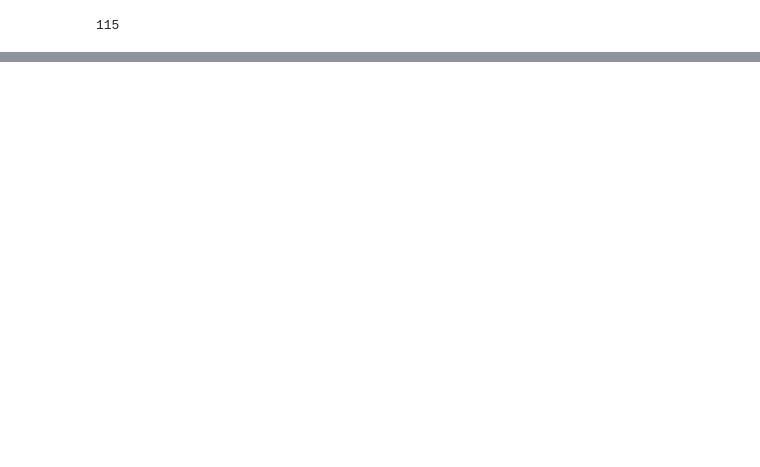
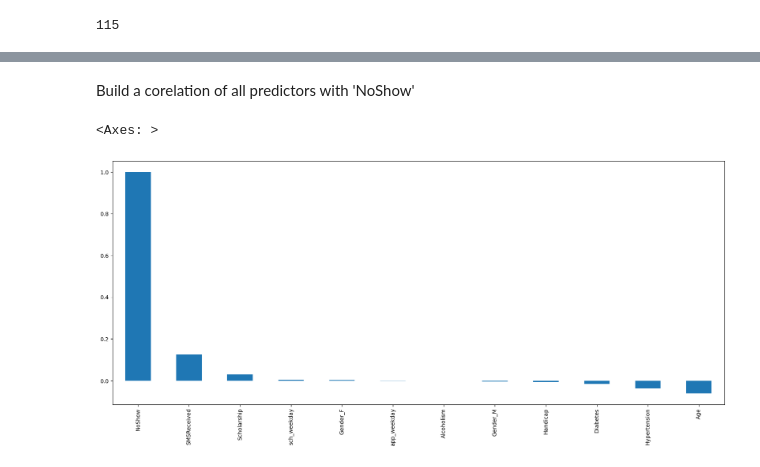
Before and after one commit to antonionunnally/Python, a Jupyter notebook: EDAforHealthcare/Medical_Appointments_Data.ipynb, the cells around one changed output, grey strips where cells are left out. Saved outputs shown, nothing was run; the diff lists cells and outputs as text; code cells hidden in the pictures; blank space fills up the shorter version.

```diff
--- a/EDAforHealthcare/Medical_Appointments_Data.ipynb
+++ b/EDAforHealthcare/Medical_Appointments_Data.ipynb
@@ -240,4 +244,4 @@ print(base_data['Age'].max()) #72
 # Group the tenure in bins of 12 months
 labels = ["{0} - {1}".format(i, i + 20) for i in range(1, 118, 20)]
 
-base_data['Age_group'] = pd.cut(base_data.Age, range(1, 130, 20), right=False, labels=labels
+base_data['Age_group'] = pd.cut(base_data.Age, range(1, 130, 20), right=False, labels=labels)
@@ -275,0 +305,2 @@ KeyError: ignored
+# %%
+base_data['NoShow'] = np.where(base_data.NoShow == 'Yes',1,0)
@@ -275,0 +313,3 @@ KeyError: ignored
+# %%
+base_data_dummies = pd.get_dummies(base_data)
+base_data_dummies.head()
@@ -275,0 +323,8 @@ KeyError: ignored
+# %% [markdown]
+Build a corelation of all predictors with 'NoShow'
+# %%
+plt.figure(figsize=(20,8))
+base_data_dummies.corr()['NoShow'].sort_values(ascending = False).plot(kind='bar')
+# %% [output]
+<Axes: >
+[figure, added]
```
Also changed, not shown: parts of 32 cells of this notebook.
